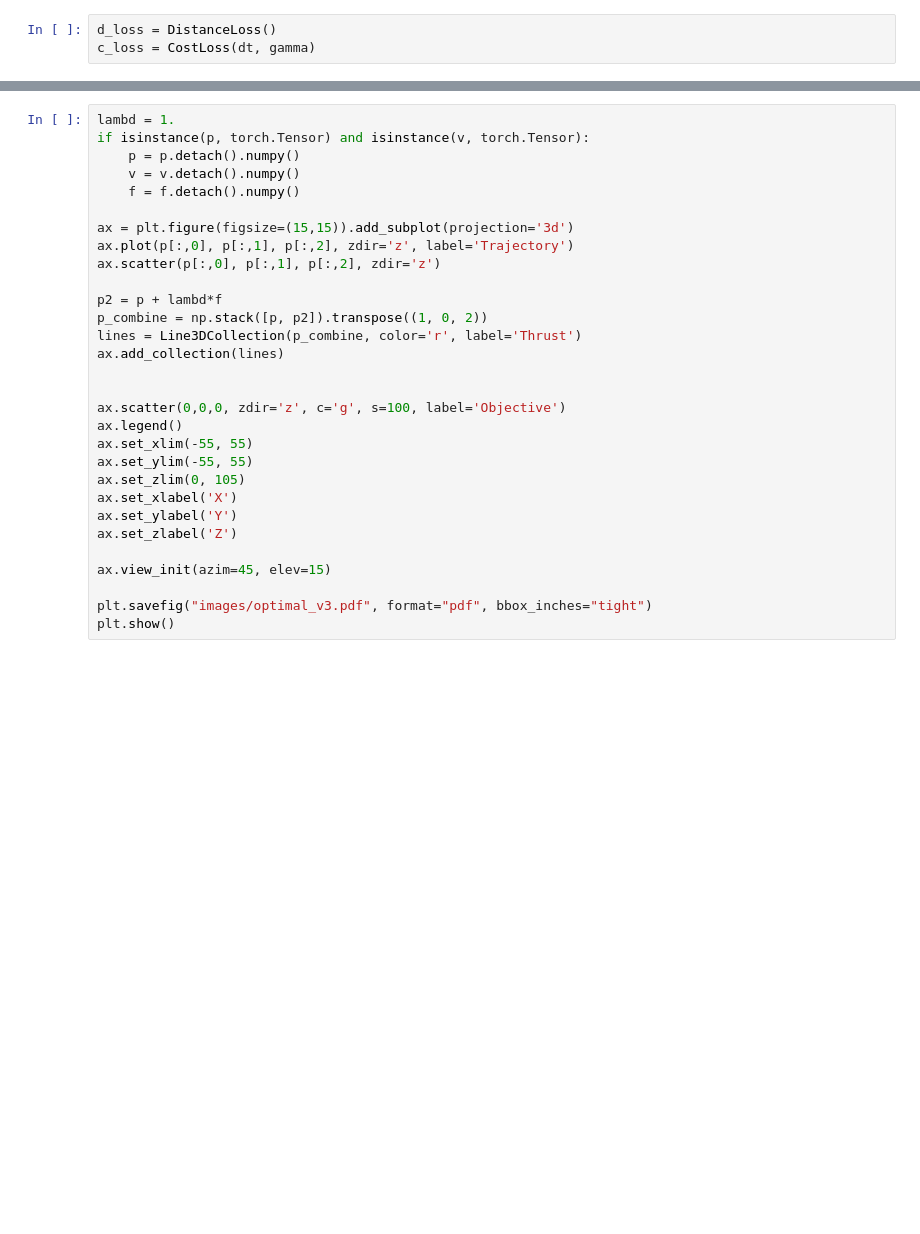
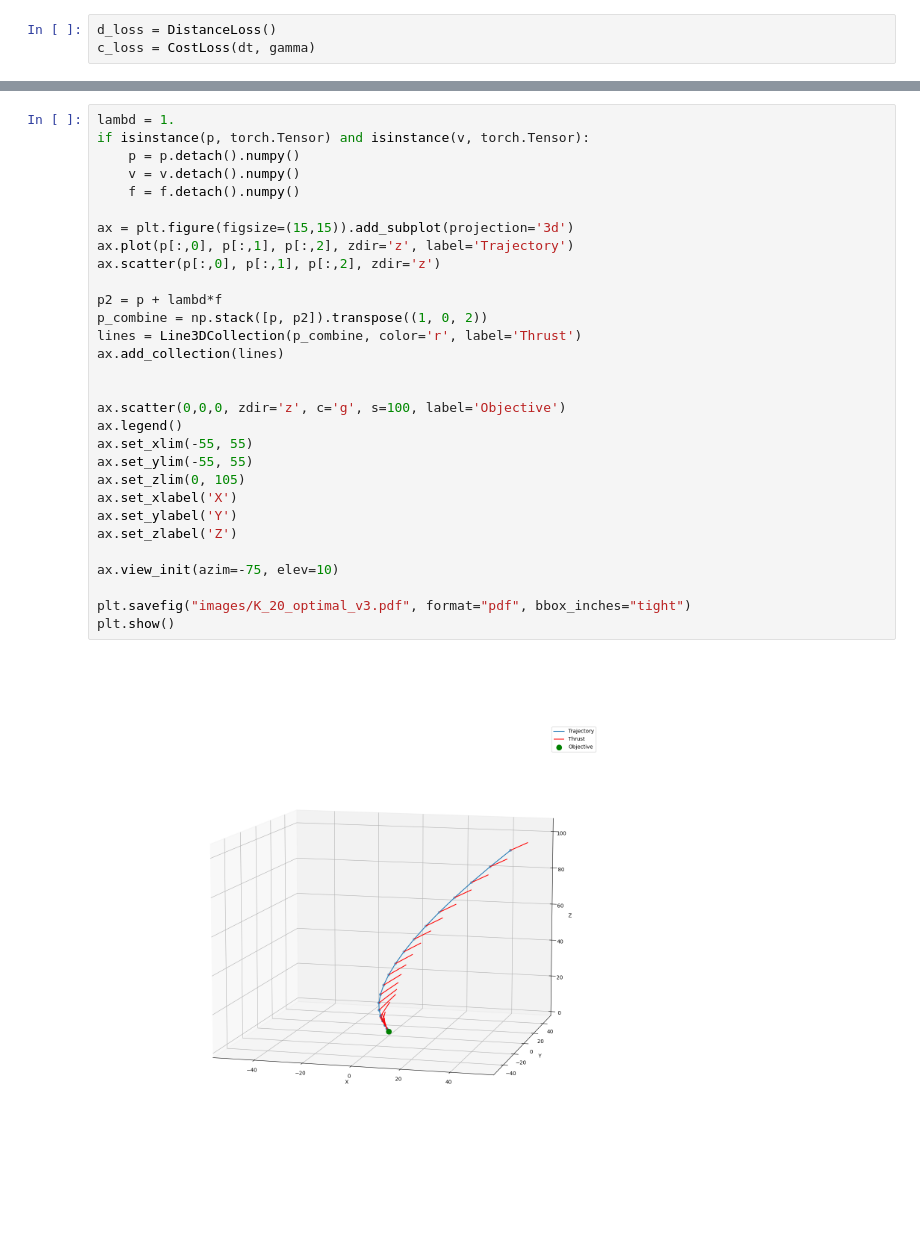
Before and after one commit to dani2442/ConcursoModelizacion2023, a Jupyter notebook: notebooks/solucion_2_gradient_descent copy.ipynb, the cells around one changed output, grey strips where cells are left out. Drawn from its saved outputs; the diff is of its cells as text; blank space fills up the shorter version.

```diff
--- a/notebooks/solucion_2_gradient_descent copy.ipynb
+++ b/notebooks/solucion_2_gradient_descent copy.ipynb
@@ -179,30 +254,32 @@ plt.show()
 # %%
 lambd = 1.
 if isinstance(p, torch.Tensor) and isinstance(v, torch.Tensor):
     p = p.detach().numpy()
     v = v.detach().numpy()
     f = f.detach().numpy()
 
 ax = plt.figure(figsize=(15,15)).add_subplot(projection='3d')
 ax.plot(p[:,0], p[:,1], p[:,2], zdir='z', label='Trajectory')
 ax.scatter(p[:,0], p[:,1], p[:,2], zdir='z')
 
 p2 = p + lambd*f
 p_combine = np.stack([p, p2]).transpose((1, 0, 2))
 lines = Line3DCollection(p_combine, color='r', label='Thrust')
 ax.add_collection(lines)
 
 
 ax.scatter(0,0,0, zdir='z', c='g', s=100, label='Objective')
 ax.legend()
 ax.set_xlim(-55, 55)
 ax.set_ylim(-55, 55)
 ax.set_zlim(0, 105)
 ax.set_xlabel('X')
 ax.set_ylabel('Y')
 ax.set_zlabel('Z')
 
-ax.view_init(azim=45, elev=15)
+ax.view_init(azim=-75, elev=10)
 
-plt.savefig("images/optimal_v3.pdf", format="pdf", bbox_inches="tight")
+plt.savefig("images/K_20_optimal_v3.pdf", format="pdf", bbox_inches="tight")
 plt.show()
+# %% [output]
+[figure, added]
```
Also changed, not shown: parts of 19 cells of this notebook, 1 other file.
